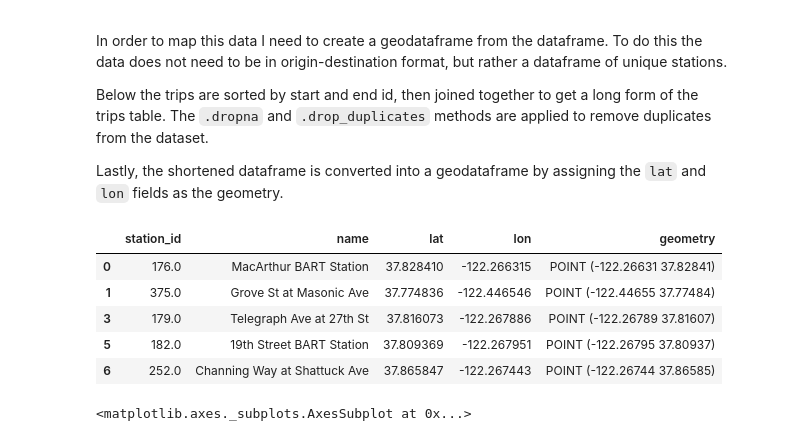
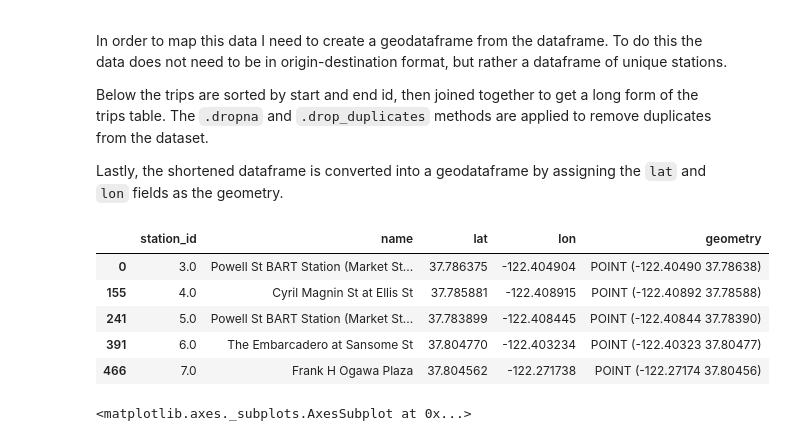
Before and after one commit to ethanebinger/CP255, a Jupyter notebook: code/0_Process_BayWheels_Trips.ipynb, the cells around one changed output. Drawn from its saved outputs; the diff is of its cells as text; code cells hidden in the pictures.

Commit message:
cleaning and updates
- finished cleaning code in notebooks 0 and 1
- starting notebook 2 (the tricky one) to identify the most frequented routes
- update repository readme.md file

```diff
--- a/code/0_Process_BayWheels_Trips.ipynb
+++ b/code/0_Process_BayWheels_Trips.ipynb
@@ -110,7 +65,0 @@ sns.set()
-# %%
-# truncate data to be list of trip counts by day of week (0-6) and hour of day (0-23)
-trips['start_time'] = pd.to_datetime(trips.start_time, format='%Y-%m-%d %H:%M:%S.%f')
-trips['day'] = trips['start_time'].dt.weekday
-trips['hour'] = trips['start_time'].dt.hour
-heatmap_df = trips.groupby(['day', 'hour']).start_time.count().reset_index()
-heatmap_df.rename(columns={"start_time": "count"}, inplace=True)
@@ -152,0 +106,7 @@ For this project I am only interested in counts of trips between unique origins
+# %%
+# So 99% of trips are under one hour. Let's drop all trips that are longer
+# from the dataset because they are likely circuitious or erroneous.
+trips = trips.loc[trips.duration_sec <= trips.duration_sec.quantile(0.99)]
+
+# Drop all trips that start and end in the same location.
+trips = trips.loc[trips.start_station_id != trips.end_station_id]
@@ -153,19 +115,16 @@ For this project I am only interested in counts of trips between unique origins
 # %%
 # Group trips by Origin-Destination pair
-trips_agg = trips.groupby(["start_station_id", "end_station_id"]).agg({'start_time':'count',
-                                                                      'start_station_latitude': 'first',
-                                                                      'start_station_longitude': 'first',
-                                                                      'end_station_latitude': 'first',
-                                                                      'end_station_longitude': 'first'})
-# Reset index and rename counts column
-trips_agg.reset_index(inplace=True)
-trips_agg.rename(columns={"start_time": "count"}, inplace=True)
-
-# Drop all trips that start and end in the same location. Although many bike share riders may
-# take roundtrips, whether for leisure or for errands that require returning to the point of
-# origin, these routes cannot be processed later and can be dropped from the dataset.
-trips_agg = trips_agg.loc[trips_agg.start_station_id != trips_agg.end_station_id]
+trips = trips.groupby(["start_station_id", "end_station_id"]).agg({'start_time':'count',
+                                                                   'start_station_name': 'first',
+                                                                   'start_station_latitude': 'first',
+                                                                   'start_station_longitude': 'first',
+                                                                   'end_station_name': 'first',
+                                                                   'end_station_latitude': 'first',
+                                                                   'end_station_longitude': 'first'})
+# Reset index and rename column with count data
+trips.reset_index(inplace=True)
+trips.rename(columns={"start_time": "count"}, inplace=True)
 
 # Display aggregated dataframe
-trips_agg.head()
+trips.head()
 # %% [output]
@@ -186,29 +145,32 @@ Lastly, the shortened dataframe is converted into a geodataframe by assigning th
 # %%
 # subset data for only origins and relevant columns
 trips_start = trips[['start_station_id', 'start_station_name', 'start_station_latitude', 'start_station_longitude']]
 trips_start.columns = ['station_id', 'name', 'lat', 'lon']
 
 # subset data for only destinations and relevant columns
 trips_end = trips[['end_station_id', 'end_station_name', 'end_station_latitude', 'end_station_longitude']]
 trips_end.columns = ['station_id', 'name', 'lat', 'lon']
+
+# drop extra columns from main trips dataframe now that they are no longer needed
+trips = trips[['start_station_id','end_station_id','count']].copy()
 
 # join origins and destinations, filter to only include unique/non-null values
 stations = trips_start.append(trips_end)
 stations.dropna(inplace=True)
 stations.drop_duplicates(inplace=True)
 
 # turn data into geospatial dataframe
 stations = gpd.GeoDataFrame(stations, geometry=gpd.points_from_xy(stations.lon, stations.lat))
 
 # view gdf
 stations.head()
 # %% [output]
 |  | station_id | name | lat | lon | geometry |
-| 0 | 176.0 | MacArthur BART Station | 37.828410 | -122.266315 | POINT (-122.26631 37.82841) |
-| 1 | 375.0 | Grove St at Masonic Ave | 37.774836 | -122.446546 | POINT (-122.44655 37.77484) |
-| 3 | 179.0 | Telegraph Ave at 27th St | 37.816073 | -122.267886 | POINT (-122.26789 37.81607) |
-| 5 | 182.0 | 19th Street BART Station | 37.809369 | -122.267951 | POINT (-122.26795 37.80937) |
-| 6 | 252.0 | Channing Way at Shattuck Ave | 37.865847 | -122.267443 | POINT (-122.26744 37.86585) |
+| 0 | 3.0 | Powell St BART Station (Market St... | 37.786375 | -122.404904 | POINT (-122.40490 37.78638) |
+| 155 | 4.0 | Cyril Magnin St at Ellis St | 37.785881 | -122.408915 | POINT (-122.40892 37.78588) |
+| 241 | 5.0 | Powell St BART Station (Market St... | 37.783899 | -122.408445 | POINT (-122.40844 37.78390) |
+| 391 | 6.0 | The Embarcadero at Sansome St | 37.804770 | -122.403234 | POINT (-122.40323 37.80477) |
+| 466 | 7.0 | Frank H Ogawa Plaza | 37.804562 | -122.271738 | POINT (-122.27174 37.80456) |
 # %%
 # plot gdf
 stations.plot(figsize=(9,9))
```
Also changed, not shown: parts of 95 cells of this notebook, 3 other files.
